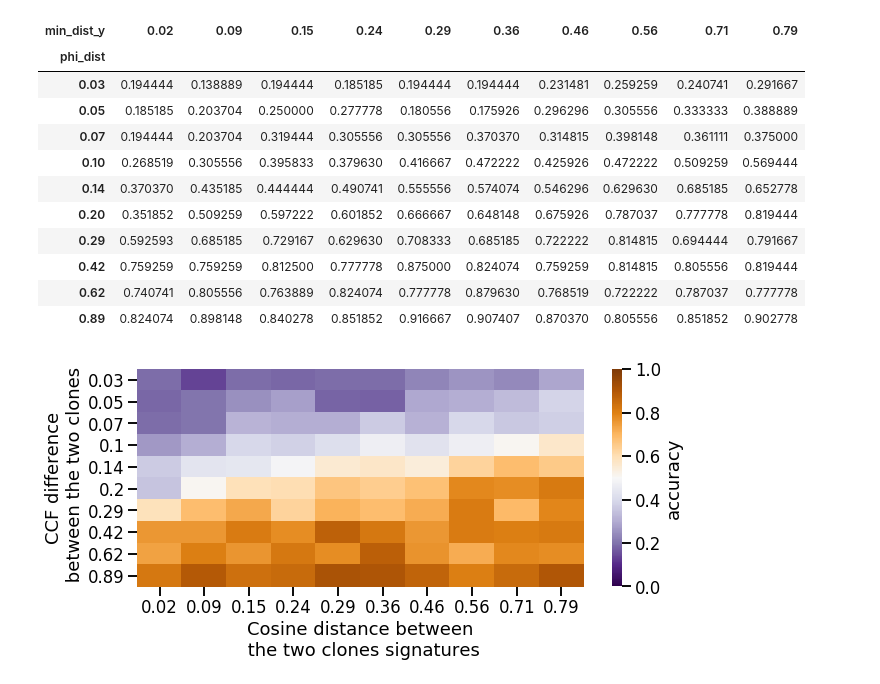
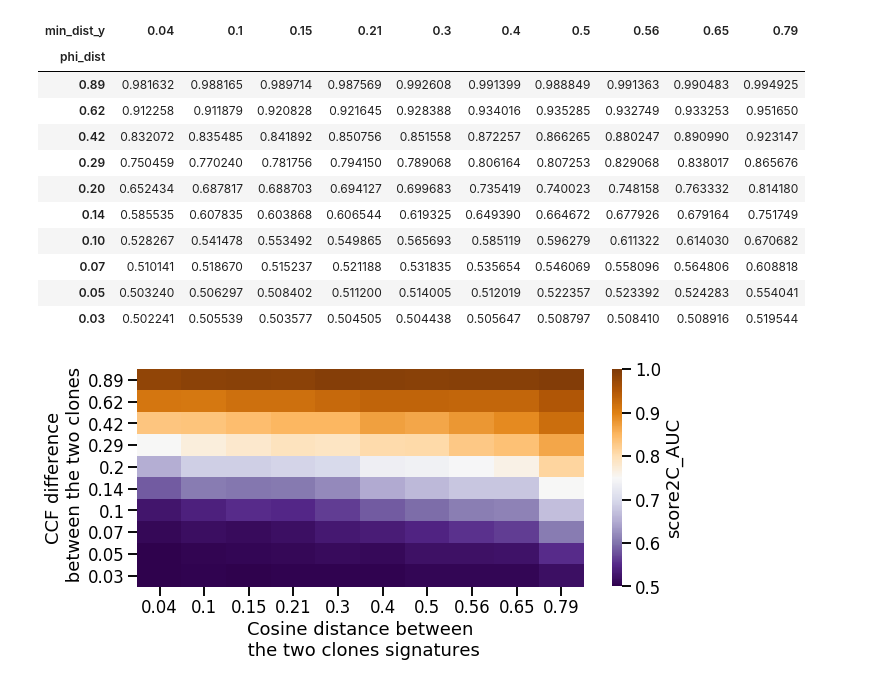
Before and after one commit to judithabk6/Clonesig_analysis, a Jupyter notebook: paper_notebooks/clonesig_separation_power.ipynb, the cells around one changed output. Saved outputs shown, nothing was run; the diff lists cells and outputs as text; code cells hidden in the pictures.

```diff
--- a/paper_notebooks/clonesig_separation_power.ipynb
+++ b/paper_notebooks/clonesig_separation_power.ipynb
@@ -12,21 +12,22 @@ import numpy as np
 import pandas as pd
 import os
 from statsmodels.stats.multitest import multipletests
-
+from pathlib import Path
 
 pd.options.display.max_columns = 200
 
 method_color_dict = {'ccube': '#548ebb', 'clonesig': '#fc9d53',
                      'deconstructsigs':'#793d66', 'palimpsest':'#e45683',
                      'pyclone': '#87d0bd', 'sciclone': '#e1f5aa',
-                     'tracksig': '#c4c3f9'}
+                     'tracksig': '#c4c3f9', 'tracksigfreq': '#8942fc'}
 hatch_dict = {'prefit': '/', 'cancertype': '.', 'cancer_type': '.',
              'all': '', 'all_nuclonal': '+'}
 sns.set_context("poster", font_scale=2)
 mpl.rcParams['hatch.linewidth'] = 3
 pd.options.display.max_columns = 200
-phd_folder_path = '/Users/JudithAbecassis/Documents/PhD'
-os.chdir('{}/TCGA_signatures'.format(phd_folder_path))
+os.chdir('..')
+output_path = '20200515_paper_figures/power_eval'
+Path(output_path).mkdir(parents=True, exist_ok=True)
 import warnings
 warnings.filterwarnings("ignore")
 # %%
@@ -48,7 +49,7 @@ $( document ).ready(code_toggle);
 # %% [output]
 [interactive output not drawn]
 # %%
-clonesig_res = pd.read_csv('201907805_eval_clonesig_power_2clones.csv', sep='\t')
+clonesig_res = pd.read_csv('20200513_eval_clonesig_power_2clones.csv', sep='\t')
 # %%
 clonesig_res = clonesig_res.assign(phi_dist=np.round(clonesig_res.phi_dist, 2))
 clonesig_res = clonesig_res.assign(min_dist=np.round(clonesig_res.min_dist, 2))
@@ -65,2 +64,0 @@ clonesig_res.head()
-# %%
-clonesig_res = clonesig_res.assign(accuracy=(clonesig_res.fitted_nb_clones==2).astype(int))
@@ -77,29 +66,29 @@ clonesig_res.head()
 clonesig_res = clonesig_res.assign(qmin_dist=pd.qcut(clonesig_res.min_dist, 10, labels=False))
 clonesig_res_ = pd.merge(clonesig_res, clonesig_res.groupby('qmin_dist').min_dist.mean().round(2), left_on='qmin_dist', right_index=True)
 #clonesig_res_.head()
-uu=pd.pivot_table(index='phi_dist', columns='min_dist_y', values='accuracy', aggfunc='mean', data=clonesig_res_)
+uu=pd.pivot_table(index='phi_dist', columns='min_dist_y', values='score2C_auc', aggfunc='mean', data=clonesig_res_[clonesig_res_.method=="clonesig"]).sort_index(ascending=False)
 uu
 # %% [output]
-| min_dist_y | 0.02 | 0.09 | 0.15 | 0.24 | 0.29 | 0.36 | 0.46 | 0.56 | 0.71 | 0.79 |
+| min_dist_y | 0.04 | 0.1 | 0.15 | 0.21 | 0.3 | 0.4 | 0.5 | 0.56 | 0.65 | 0.79 |
 | phi_dist |  |  |  |  |  |  |  |  |  |  |
-| 0.03 | 0.194444 | 0.138889 | 0.194444 | 0.185185 | 0.194444 | 0.194444 | 0.231481 | 0.259259 | 0.240741 | 0.291667 |
-| 0.05 | 0.185185 | 0.203704 | 0.250000 | 0.277778 | 0.180556 | 0.175926 | 0.296296 | 0.305556 | 0.333333 | 0.388889 |
-| 0.07 | 0.194444 | 0.203704 | 0.319444 | 0.305556 | 0.305556 | 0.370370 | 0.314815 | 0.398148 | 0.361111 | 0.375000 |
-| 0.10 | 0.268519 | 0.305556 | 0.395833 | 0.379630 | 0.416667 | 0.472222 | 0.425926 | 0.472222 | 0.509259 | 0.569444 |
-| 0.14 | 0.370370 | 0.435185 | 0.444444 | 0.490741 | 0.555556 | 0.574074 | 0.546296 | 0.629630 | 0.685185 | 0.652778 |
-| 0.20 | 0.351852 | 0.509259 | 0.597222 | 0.601852 | 0.666667 | 0.648148 | 0.675926 | 0.787037 | 0.777778 | 0.819444 |
-| 0.29 | 0.592593 | 0.685185 | 0.729167 | 0.629630 | 0.708333 | 0.685185 | 0.722222 | 0.814815 | 0.694444 | 0.791667 |
-| 0.42 | 0.759259 | 0.759259 | 0.812500 | 0.777778 | 0.875000 | 0.824074 | 0.759259 | 0.814815 | 0.805556 | 0.819444 |
-| 0.62 | 0.740741 | 0.805556 | 0.763889 | 0.824074 | 0.777778 | 0.879630 | 0.768519 | 0.722222 | 0.787037 | 0.777778 |
-| 0.89 | 0.824074 | 0.898148 | 0.840278 | 0.851852 | 0.916667 | 0.907407 | 0.870370 | 0.805556 | 0.851852 | 0.902778 |
+| 0.89 | 0.981632 | 0.988165 | 0.989714 | 0.987569 | 0.992608 | 0.991399 | 0.988849 | 0.991363 | 0.990483 | 0.994925 |
+| 0.62 | 0.912258 | 0.911879 | 0.920828 | 0.921645 | 0.928388 | 0.934016 | 0.935285 | 0.932749 | 0.933253 | 0.951650 |
+| 0.42 | 0.832072 | 0.835485 | 0.841892 | 0.850756 | 0.851558 | 0.872257 | 0.866265 | 0.880247 | 0.890990 | 0.923147 |
+| 0.29 | 0.750459 | 0.770240 | 0.781756 | 0.794150 | 0.789068 | 0.806164 | 0.807253 | 0.829068 | 0.838017 | 0.865676 |
+| 0.20 | 0.652434 | 0.687817 | 0.688703 | 0.694127 | 0.699683 | 0.735419 | 0.740023 | 0.748158 | 0.763332 | 0.814180 |
+| 0.14 | 0.585535 | 0.607835 | 0.603868 | 0.606544 | 0.619325 | 0.649390 | 0.664672 | 0.677926 | 0.679164 | 0.751749 |
+| 0.10 | 0.528267 | 0.541478 | 0.553492 | 0.549865 | 0.565693 | 0.585119 | 0.596279 | 0.611322 | 0.614030 | 0.670682 |
+| 0.07 | 0.510141 | 0.518670 | 0.515237 | 0.521188 | 0.531835 | 0.535654 | 0.546069 | 0.558096 | 0.564806 | 0.608818 |
+| 0.05 | 0.503240 | 0.506297 | 0.508402 | 0.511200 | 0.514005 | 0.512019 | 0.522357 | 0.523392 | 0.524283 | 0.554041 |
+| 0.03 | 0.502241 | 0.505539 | 0.503577 | 0.504505 | 0.504438 | 0.505647 | 0.508797 | 0.508410 | 0.508916 | 0.519544 |
 # %%
 #uu=pd.pivot_table(index='phi_dist', columns='min_dist', values='accuracy', aggfunc='mean', data=clonesig_res)
 sns.set_context('talk')
 plt.figure(figsize=(10, 4))
-ax=sns.heatmap(uu, cmap='PuOr_r', vmin=0, vmax=1, cbar_kws={'label': 'accuracy'})
+ax=sns.heatmap(uu, cmap='PuOr_r', vmin=0.5, vmax=1, cbar_kws={'label': 'score2C_AUC'})
 ax.set_xlabel("Cosine distance between\n the two clones signatures")
 ax.set_ylabel("CCF difference\n between the two clones")
-plt.savefig('20190801_paper_figures/separation_power.pdf', bbox_inches='tight')
+plt.savefig('{}/clonesig_separation_power.pdf'.format(output_path), bbox_inches='tight')
 # %% [output]
-[figure, old version]
+[figure, new version]
 # %%
```
Also changed, not shown: parts of 11 cells of this notebook, 59 other files.
